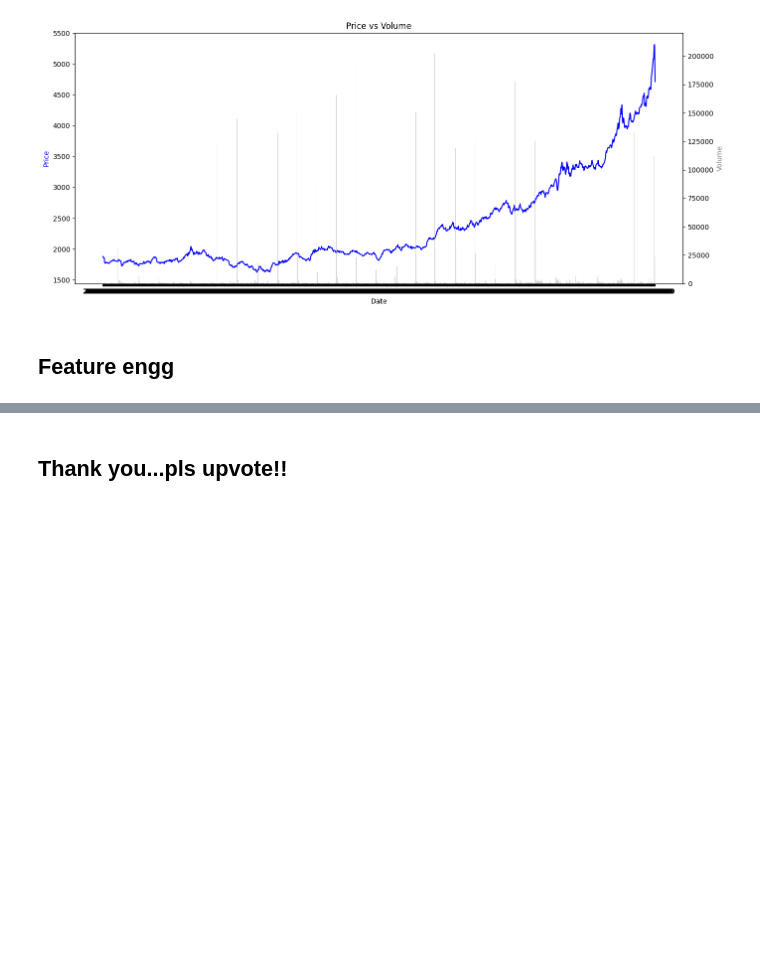
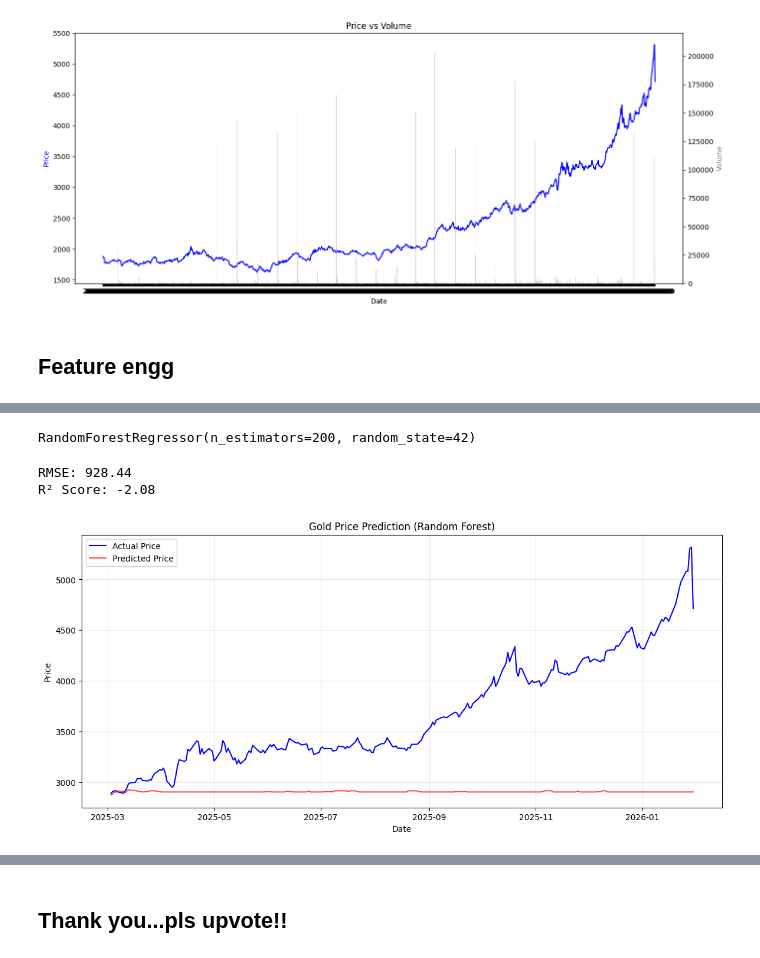
Before and after one commit to lalitssonawane/-Digital-Music-Store-Data-Analysis-using-SQL, a Jupyter notebook: gold-price-forecasting-dataset-100-model-acc.ipynb, the cells around one changed output, grey strips where cells are left out. Cells and saved outputs as stored; diff of their text form; code cells hidden in the pictures; blank space fills up the shorter version.

Commit message:
Kaggle Notebook | Gold Price Forecasting Dataset  | Gold Price Forecasting Dataset

```diff
--- a/gold-price-forecasting-dataset-100-model-acc.ipynb
+++ b/gold-price-forecasting-dataset-100-model-acc.ipynb
@@ -319,0 +279,17 @@ plt.show()
+# %%
+df = df.dropna().reset_index(drop=True)
+# %%
+features = [f'lag_{i}' for i in range(1,8)] + ['rolling_mean_7', 'rolling_std_7']
+target = 'adj close'
+
+X = df[features]
+y = df[target]
+# %%
+train_size = int(len(df) * 0.8)
+X_train, X_test = X[:train_size], X[train_size:]
+y_train, y_test = y[:train_size], y[train_size:]
+# %%
+model = RandomForestRegressor(n_estimators=200, random_state=42)
+model.fit(X_train, y_train)
+# %% [output]
+RandomForestRegressor(n_estimators=200, random_state=42)
@@ -319,0 +298,21 @@ plt.show()
+# %%
+rmse = np.sqrt(mean_squared_error(y_test, y_pred))
+r2 = r2_score(y_test, y_pred)
+
+print(f"RMSE: {rmse:.2f}")
+print(f"R² Score: {r2:.2f}")
+# %% [output]
+RMSE: 928.44
+R² Score: -2.08
+# %%
+plt.figure(figsize=(14,6))
+plt.plot(df['date'][train_size:], y_test, label='Actual Price', color='blue')
+plt.plot(df['date'][train_size:], y_pred, label='Predicted Price', color='red', alpha=0.7)
+plt.title("Gold Price Prediction (Random Forest)")
+plt.xlabel("Date")
+plt.ylabel("Price")
+plt.legend()
+plt.grid(alpha=0.3)
+plt.show()
+# %% [output]
+[figure, added]
```
Also changed, not shown: parts of 13 cells of this notebook.
